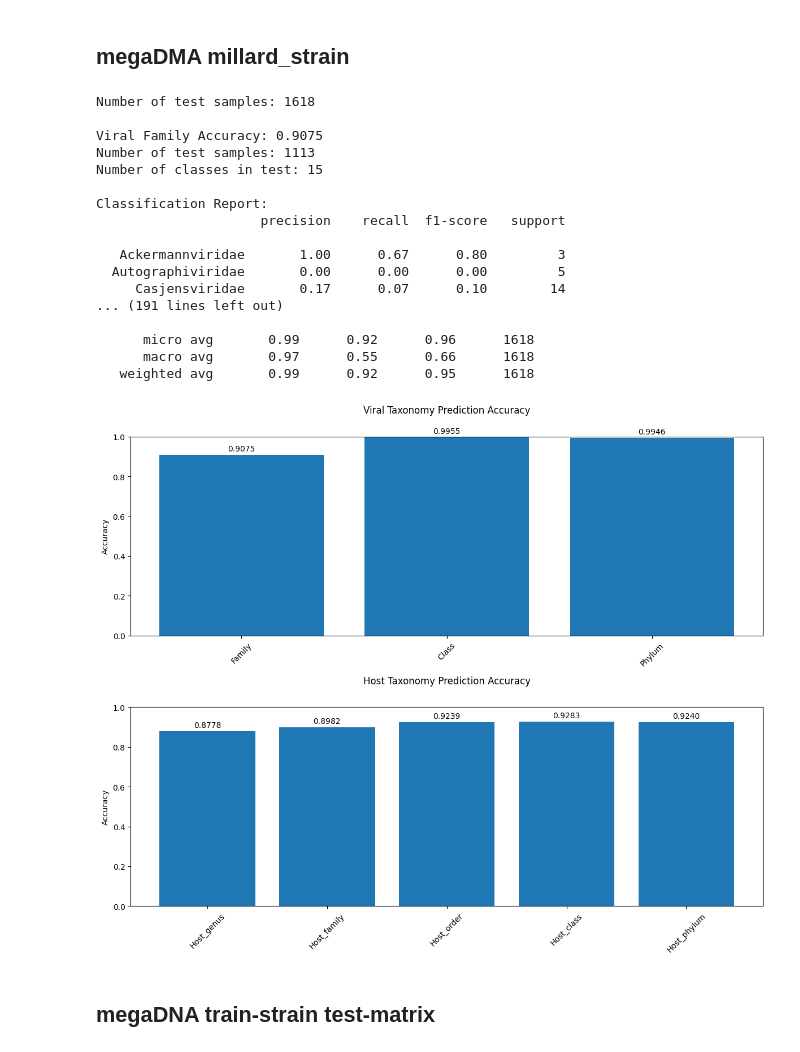
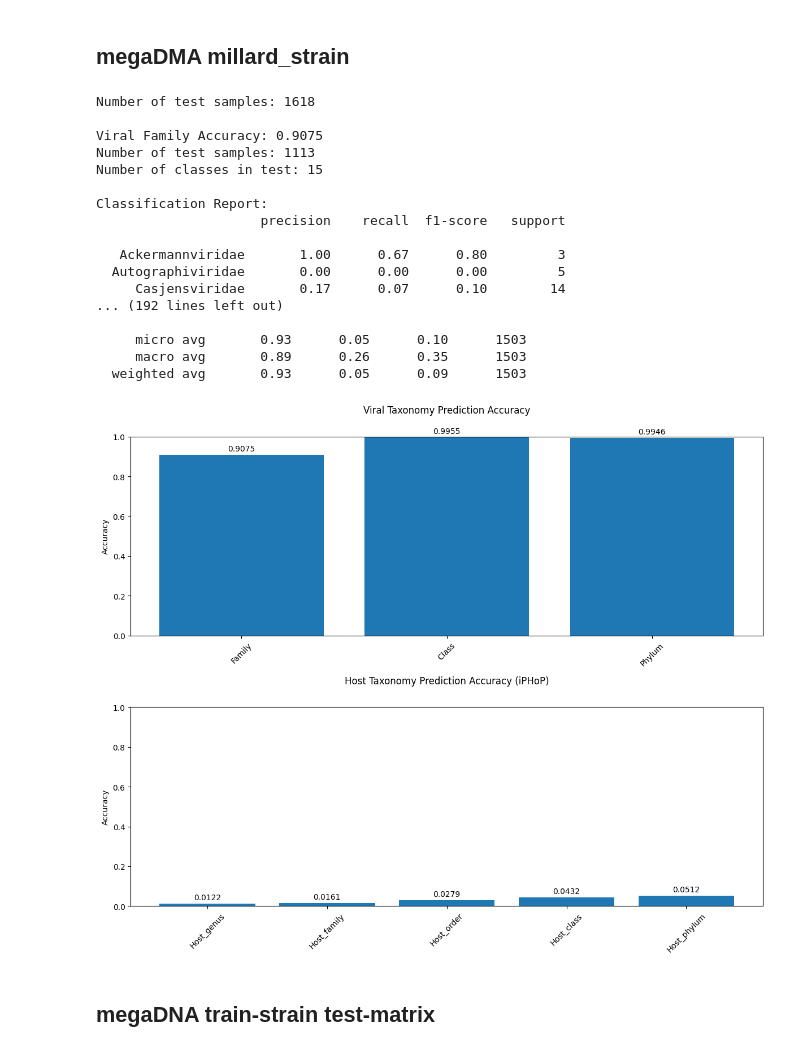
Before and after one commit to spicadust/llm-matrix, a Jupyter notebook: notebooks/mlp.ipynb, the cells around one changed output. Drawn from its saved outputs; the diff is of its cells as text; code cells hidden in the pictures.

Commit message:
Test accuracy for strain using iphop host predictions

```diff
--- a/notebooks/mlp.ipynb
+++ b/notebooks/mlp.ipynb
@@ -3578,7 +3577,7 @@ Classification Report:
 # %% [markdown]
 ## megaDMA millard_strain
 # %%
-metadata_test = pd.read_csv("../dataset/millardstrain_metadata_test.tsv", sep="\t")
+metadata_test = pd.read_csv("../dataset/millardstrain_metadata_test_iphop.tsv", sep="\t")
 embeddings_megaDNA_strain = np.load("../results/embeddings_megaDNA277_strain.npy")
 headers_megaDNA_strain = np.load("../results/headers_megaDNA277_strain.npy")
 # %%
@@ -3712,7 +3711,7 @@ def plot_hierarchical_results(results):
         ax2.bar(host_accuracies.keys(), host_accuracies.values())
         ax2.set_ylim(0, 1)
         ax2.set_ylabel("Accuracy")
-        ax2.set_title("Host Taxonomy Prediction Accuracy", pad=30)  # Increased pad
+        ax2.set_title("Host Taxonomy Prediction Accuracy (iPHoP)", pad=30)  # Increased pad
         ax2.tick_params(axis="x", rotation=45)
         for i, (level, acc) in enumerate(host_accuracies.items()):
             ax2.text(i, acc + 0.02, f"{acc:.4f}", ha="center")
@@ -3754,38 +3753,38 @@ try:
     ).to(device)
 
     # Load the state dict
     model.load_state_dict(checkpoint["model_state_dict"])
     encoders = checkpoint["encoders"]
 
     # Run testing with metadata_test
     results = test_hierarchical_model(
         model, metadata_test, embeddings_megaDNA_strain, headers_megaDNA_strain, encoders
     )
 
     # Plot results
     plot_hierarchical_results(results)
 
 except Exception as e:
     print(f"Error during testing: {str(e)}")
 # %% [output]
 Number of test samples: 1618
 
 Viral Family Accuracy: 0.9075
 Number of test samples: 1113
 Number of classes in test: 15
 
 Classification Report:
                      precision    recall  f1-score   support
 
    Ackermannviridae       1.00      0.67      0.80         3
   Autographiviridae       0.00      0.00      0.00         5
      Casjensviridae       0.17      0.07      0.10        14
-... (191 lines left out)
+... (192 lines left out)
 
-      micro avg       0.99      0.92      0.96      1618
-      macro avg       0.97      0.55      0.66      1618
-   weighted avg       0.99      0.92      0.95      1618
+     micro avg       0.93      0.05      0.10      1503
+     macro avg       0.89      0.26      0.35      1503
+  weighted avg       0.93      0.05      0.09      1503
-[figure, old version]
+[figure, new version]
 # %% [markdown]
 ## megaDNA train-strain test-matrix
 # %%
```
Also changed, not shown: parts of 2 cells of this notebook, 2 other files.
